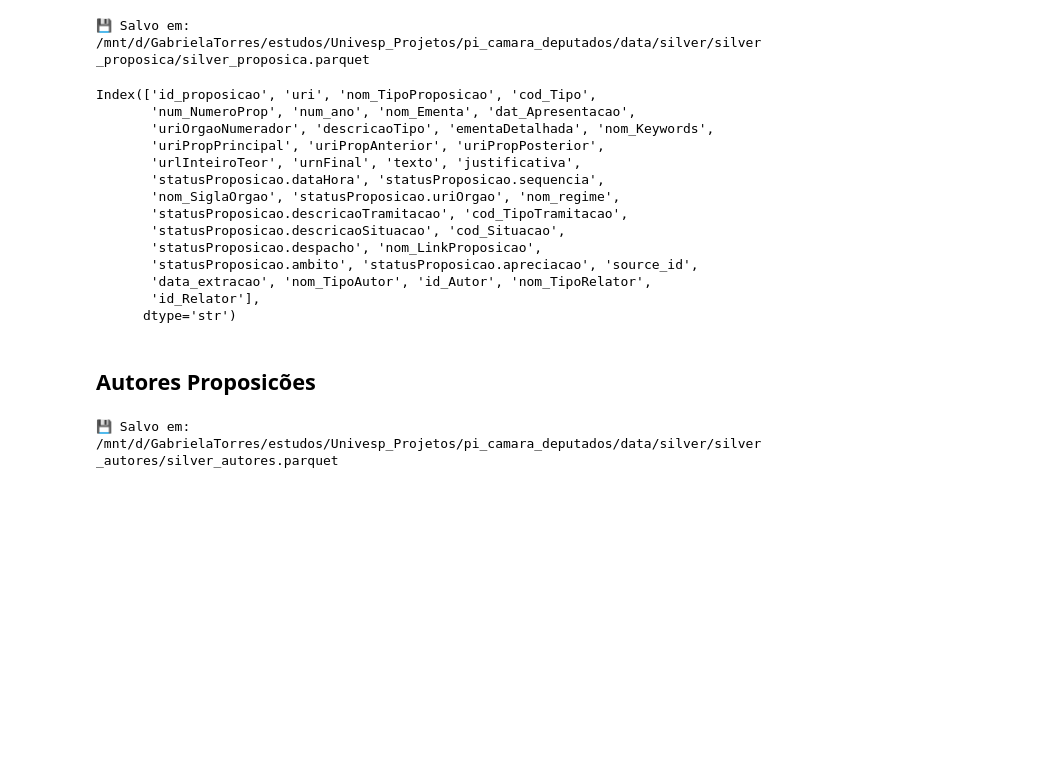
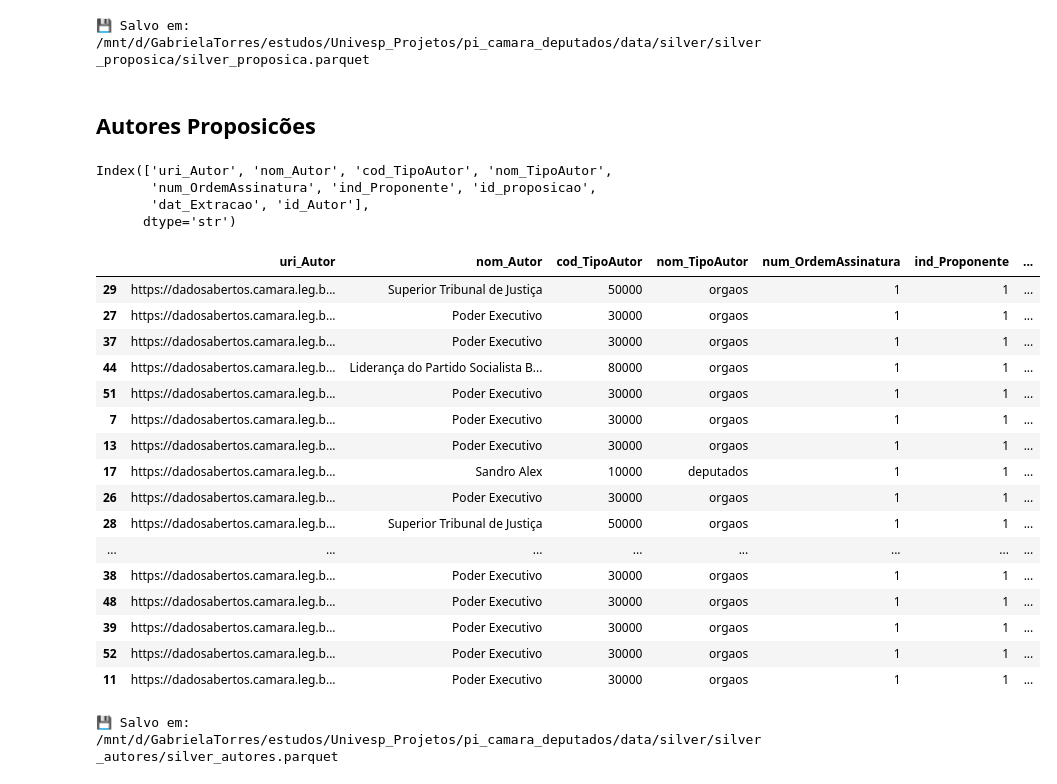
Before and after one commit to gabistorres85/pi_camara_deputados, a Jupyter notebook: notebooks/transforme_notebook.ipynb, the cells around one changed output. Drawn from its saved outputs; the diff is of its cells as text; code cells hidden in the pictures; blank space fills up the shorter version.

```diff
--- a/notebooks/transforme_notebook.ipynb
+++ b/notebooks/transforme_notebook.ipynb
@@ -178,23 +227,6 @@ df_s_proposicao = df_s_proposicao.drop(columns=colunas_uri)
 salva.save_parquet(df_s_proposicao, 'silver_proposica','silver')
 # %% [output]
 💾 Salvo em: /mnt/d/GabrielaTorres/estudos/Univesp_Projetos/pi_camara_deputados/data/silver/silver_proposica/silver_proposica.parquet
-# %%
-df_s_proposicao.columns
-# %% [output]
-Index(['id_proposicao', 'uri', 'nom_TipoProposicao', 'cod_Tipo',
-       'num_NumeroProp', 'num_ano', 'nom_Ementa', 'dat_Apresentacao',
-       'uriOrgaoNumerador', 'descricaoTipo', 'ementaDetalhada', 'nom_Keywords',
-       'uriPropPrincipal', 'uriPropAnterior', 'uriPropPosterior',
-       'urlInteiroTeor', 'urnFinal', 'texto', 'justificativa',
-       'statusProposicao.dataHora', 'statusProposicao.sequencia',
-       'nom_SiglaOrgao', 'statusProposicao.uriOrgao', 'nom_regime',
-       'statusProposicao.descricaoTramitacao', 'cod_TipoTramitacao',
-       'statusProposicao.descricaoSituacao', 'cod_Situacao',
-       'statusProposicao.despacho', 'nom_LinkProposicao',
-       'statusProposicao.ambito', 'statusProposicao.apreciacao', 'source_id',
-       'data_extracao', 'nom_TipoAutor', 'id_Autor', 'nom_TipoRelator',
-       'id_Relator'],
-      dtype='str')
 # %% [markdown]
 ## Autores Proposicões
 # %%
@@ -217,7 +249,39 @@ df_s_autores  = transforma.rename_and_cast(df_proposicaoAutores, mapeamento_auto
 
 ## Resgata ID da uri
 
-df_s_autores = (UriTransformer(df_s_autores).extrair_tipo_e_id('uri_Autor','nom_TipoAutor','id_Autor')).get_df()
+df_s_autores = transforma.extrair_tipos_e_ids(
+    df_s_autores,
+    {
+        'uri_Autor': ('nom_TipoAutor', 'id_Autor')
+    }
+)
+# %%
+df_s_autores.columns
+# %% [output]
+Index(['uri_Autor', 'nom_Autor', 'cod_TipoAutor', 'nom_TipoAutor',
+       'num_OrdemAssinatura', 'ind_Proponente', 'id_proposicao',
+       'dat_Extracao', 'id_Autor'],
+      dtype='str')
+# %%
+df_s_autores.sample(20)
+# %% [output]
+|  | uri_Autor | nom_Autor | cod_TipoAutor | nom_TipoAutor | num_OrdemAssinatura | ind_Proponente | ... |
+| 29 | https://dadosabertos.camara.leg.b... | Superior Tribunal de Justiça | 50000 | orgaos | 1 | 1 | ... |
+| 27 | https://dadosabertos.camara.leg.b... | Poder Executivo | 30000 | orgaos | 1 | 1 | ... |
+| 37 | https://dadosabertos.camara.leg.b... | Poder Executivo | 30000 | orgaos | 1 | 1 | ... |
+| 44 | https://dadosabertos.camara.leg.b... | Liderança do Partido Socialista B... | 80000 | orgaos | 1 | 1 | ... |
+| 51 | https://dadosabertos.camara.leg.b... | Poder Executivo | 30000 | orgaos | 1 | 1 | ... |
+| 7 | https://dadosabertos.camara.leg.b... | Poder Executivo | 30000 | orgaos | 1 | 1 | ... |
+| 13 | https://dadosabertos.camara.leg.b... | Poder Executivo | 30000 | orgaos | 1 | 1 | ... |
+| 17 | https://dadosabertos.camara.leg.b... | Sandro Alex | 10000 | deputados | 1 | 1 | ... |
+| 26 | https://dadosabertos.camara.leg.b... | Poder Executivo | 30000 | orgaos | 1 | 1 | ... |
+| 28 | https://dadosabertos.camara.leg.b... | Superior Tribunal de Justiça | 50000 | orgaos | 1 | 1 | ... |
+| ... | ... | ... | ... | ... | ... | ... | ... |
+| 38 | https://dadosabertos.camara.leg.b... | Poder Executivo | 30000 | orgaos | 1 | 1 | ... |
+| 48 | https://dadosabertos.camara.leg.b... | Poder Executivo | 30000 | orgaos | 1 | 1 | ... |
+| 39 | https://dadosabertos.camara.leg.b... | Poder Executivo | 30000 | orgaos | 1 | 1 | ... |
+| 52 | https://dadosabertos.camara.leg.b... | Poder Executivo | 30000 | orgaos | 1 | 1 | ... |
+| 11 | https://dadosabertos.camara.leg.b... | Poder Executivo | 30000 | orgaos | 1 | 1 | ... |
 # %%
 salva.save_parquet(df_s_autores, 'silver_autores','silver')
 # %% [output]
```
Also changed, not shown: parts of 31 cells of this notebook, 3 other files.
